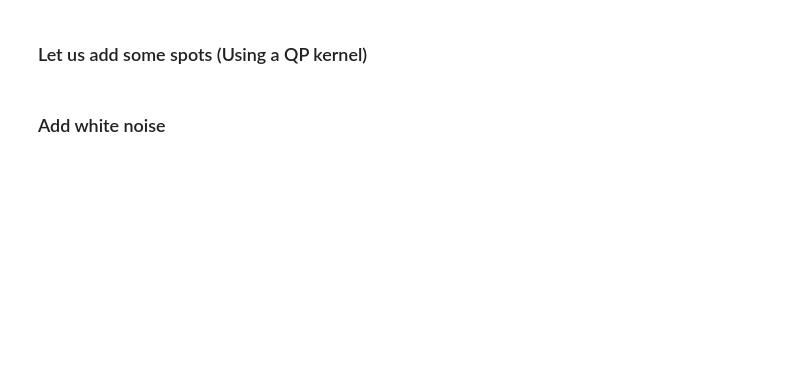
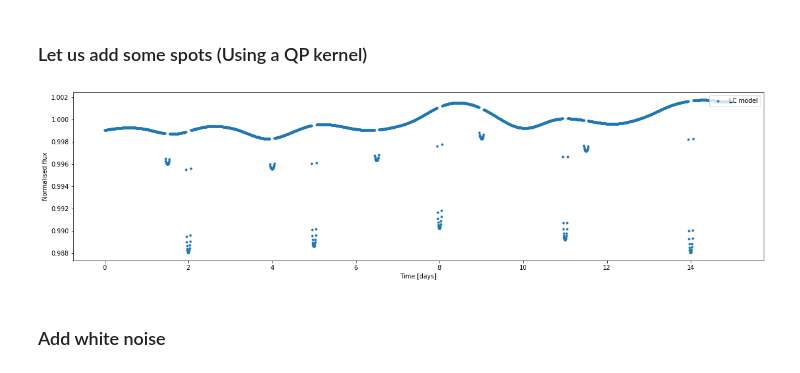
Before and after one commit to oscaribv/citlalicue, a Jupyter notebook: example_light_curves.ipynb, the cells around one changed output. Drawn from its saved outputs; the diff is of its cells as text; code cells hidden in the pictures; blank space fills up the shorter version.

```diff
--- a/example_light_curves.ipynb
+++ b/example_light_curves.ipynb
@@ -89,10 +87,12 @@ lc.plot(fsx=20,fsy=5)
 ### Let us add some spots (Using a QP kernel)
 # %%
 #In this case, we just need to call the add_spots method
-lc.add_spots(QP=[1e-6,10,0.3,10])
+lc.add_spots(QP=[1e-6,10,0.3,5])
 
 #re-plot the light curve
 lc.plot(20,5)
+# %% [output]
+[figure, added]
 # %% [markdown]
 ### Add white noise
 # %%
```
Also changed, not shown: parts of 5 cells of this notebook, 2 other files.
